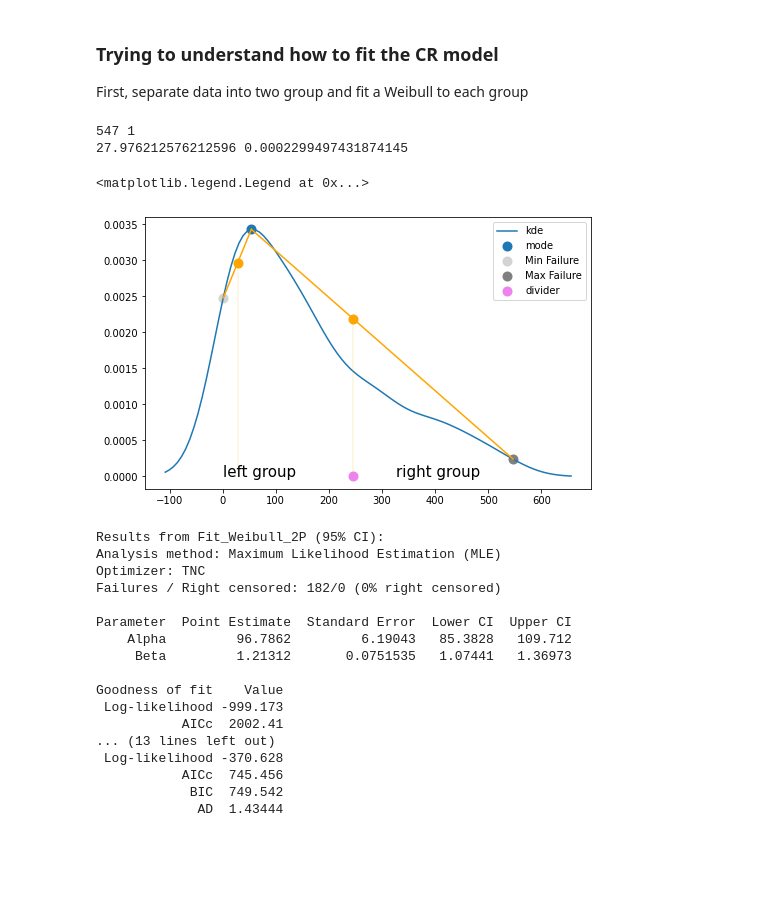
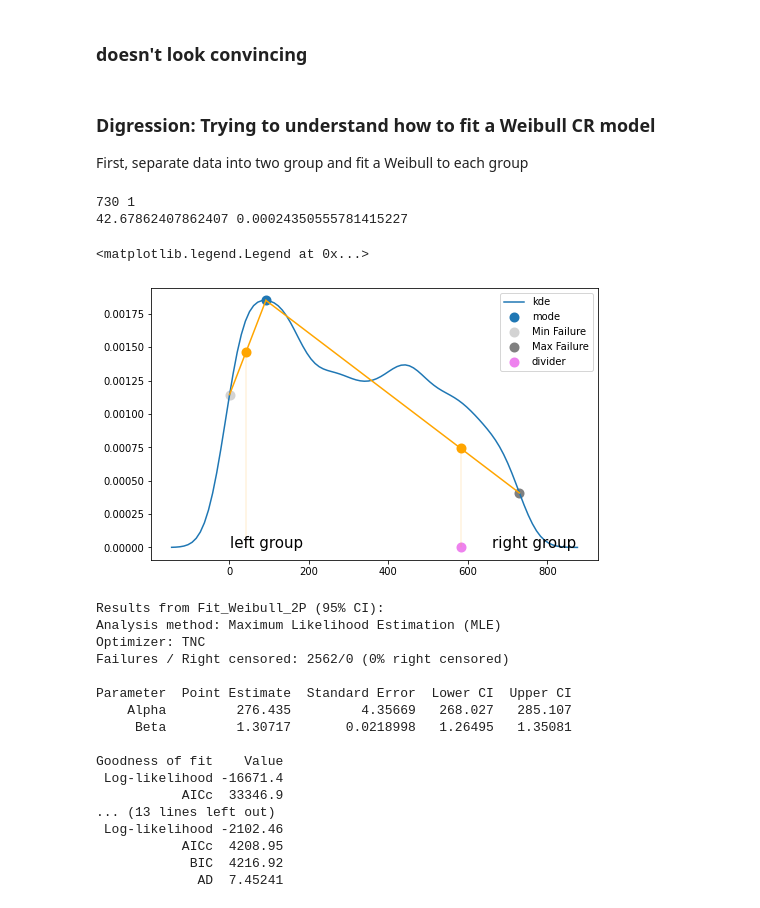
Before and after one commit to sedgewickmm18/notebooks-attic, a Jupyter notebook: Distribution fitting first steps.ipynb, the cells around one changed output. Drawn from its saved outputs; the diff is of its cells as text; code cells hidden in the pictures; blank space fills up the shorter version.

```diff
--- a/Distribution fitting first steps.ipynb
+++ b/Distribution fitting first steps.ipynb
@@ -70,0 +90,4 @@ fd
+# %%
+lifetimes_all = fd['lifetime'].values
+lifetimes_all.sort()
+#plt.scatter(range(len(lifetimes_all)), lifetimes_all)
@@ -70,0 +99,4 @@ fd
+# %%
+lifetimes_all_pos = lifetimes_all[lifetimes_all > 0]
+lifetimes_trans = lifetimes_all ** 1.4
+print(lifetimes_all.shape, lifetimes_trans.shape)
@@ -106,16 +193,18 @@ The code makes us of Anderson-Darling as built-in goodness of fit test.
+# %% [markdown]
+### doesn't look convincing
 # %% [markdown]
-### Trying to understand how to fit the CR model
+### Digression: Trying to understand how to fit a Weibull CR model
 
 First, separate data into two group and fit a Weibull to each group
 # %%
 # finding the split point
 #   I haven't found a reference for this method
 
-max_failures = max(lifetimes)
-min_failures = min(lifetimes)
+max_failures = max(lifetimes_all_pos)
+min_failures = min(lifetimes_all_pos)
 print(max_failures, min_failures)
 
-gkde = sp.stats.gaussian_kde(lifetimes)
+gkde = sp.stats.gaussian_kde(lifetimes_all_pos)
 delta = max_failures - min_failures
 x_kde = np.linspace(min_failures - delta / 5, max_failures + delta / 5, 100)
 y_kde = gkde.evaluate(x_kde)
@@ -150,40 +239,40 @@ if left_diff_max > right_diff_max:
     dividing_line = left_div_line
 else:
     dividing_line = right_div_line
 
 #print(dividing_line, left_diff_max, right_diff_max)
 
 max_left_point = left_line_y[np.where(left_diff == left_diff_max)][0]
 max_right_point = right_line_y[np.where(right_diff == right_diff_max)][0]
 
 plt.figure(figsize=(8, 5))
 
 plt.plot(x_kde, y_kde, label='kde')
 plt.scatter(peak_x, peak_y, lw=4, label='mode')
 plt.plot(left_line_x, left_line_y, c='orange')
 plt.scatter(left_x, left_y, lw=4, c='lightgrey', label='Min Failure')
 plt.scatter(left_div_line, max_left_point, lw=4, c='orange')
 plt.plot(right_line_x, right_line_y, c='orange')
 plt.scatter(right_x, right_y, lw=4, c='grey', label='Max Failure')
 plt.scatter(right_div_line, max_right_point, lw=4, c='orange')
 plt.plot((left_div_line,left_div_line), (0, max_left_point), lw=0.4, alpha=0.5, c='orange')
 plt.plot((right_div_line,right_div_line), (0, max_right_point), lw=0.4, alpha=0.5, c='orange')
 plt.scatter(dividing_line, 0, lw=4, c='violet', label='divider')
 plt.annotate('left group', xy=(min_failures, 0), fontsize=15)
 plt.annotate('right group', xy=(dividing_line + 80, 0), fontsize=15)
 #plt.hist(lifetimes, bins=30, alpha=0.1)
 
 
 plt.legend()
 # %% [output]
-547 1
-27.976212576212596 0.0002299497431874145
+730 1
+42.67862407862407 0.00024350555781415227
 <matplotlib.legend.Legend at 0x...>
-[figure, old version]
+[figure, new version]
 # %%
-lifetimes.sort()
-group1 = lifetimes[lifetimes < dividing_line]
-group2 = lifetimes[lifetimes >= dividing_line]
+#lifetimes_all_pos.sort()
+group1 = lifetimes_all_pos[lifetimes_all_pos < dividing_line]
+group2 = lifetimes_all_pos[lifetimes_all_pos >= dividing_line]
 #group1 = lifetimes[lifetimes < 100]
 #group2 = lifetimes[lifetimes >= 100]
 fit1 = Fit_Weibull_2P(failures=group1, show_probability_plot=False)
@@ -192,20 +281,20 @@ fit2 = Fit_Weibull_2P(failures=group2, show_probability_plot=False)
 Results from Fit_Weibull_2P (95% CI):
 Analysis method: Maximum Likelihood Estimation (MLE)
 Optimizer: TNC
-Failures / Right censored: 182/0 (0% right censored)
+Failures / Right censored: 2562/0 (0% right censored)
 
 Parameter  Point Estimate  Standard Error  Lower CI  Upper CI
-    Alpha         96.7862         6.19043   85.3828   109.712
-     Beta         1.21312       0.0751535   1.07441   1.36973
+    Alpha         276.435         4.35669   268.027   285.107
+     Beta         1.30717       0.0218998   1.26495   1.35081
 
 Goodness of fit    Value
- Log-likelihood -999.173
-           AICc  2002.41
+ Log-likelihood -16671.4
+           AICc  33346.9
 ... (13 lines left out)
- Log-likelihood -370.628
-           AICc  745.456
-            BIC  749.542
-             AD  1.43444
+ Log-likelihood -2102.46
+           AICc  4208.95
+            BIC  4216.92
+             AD  7.45241
 # %%
 import autograd.numpy as anp
 from autograd import value_and_grad
```
Also changed, not shown: parts of 33 cells of this notebook, 1 other file.
